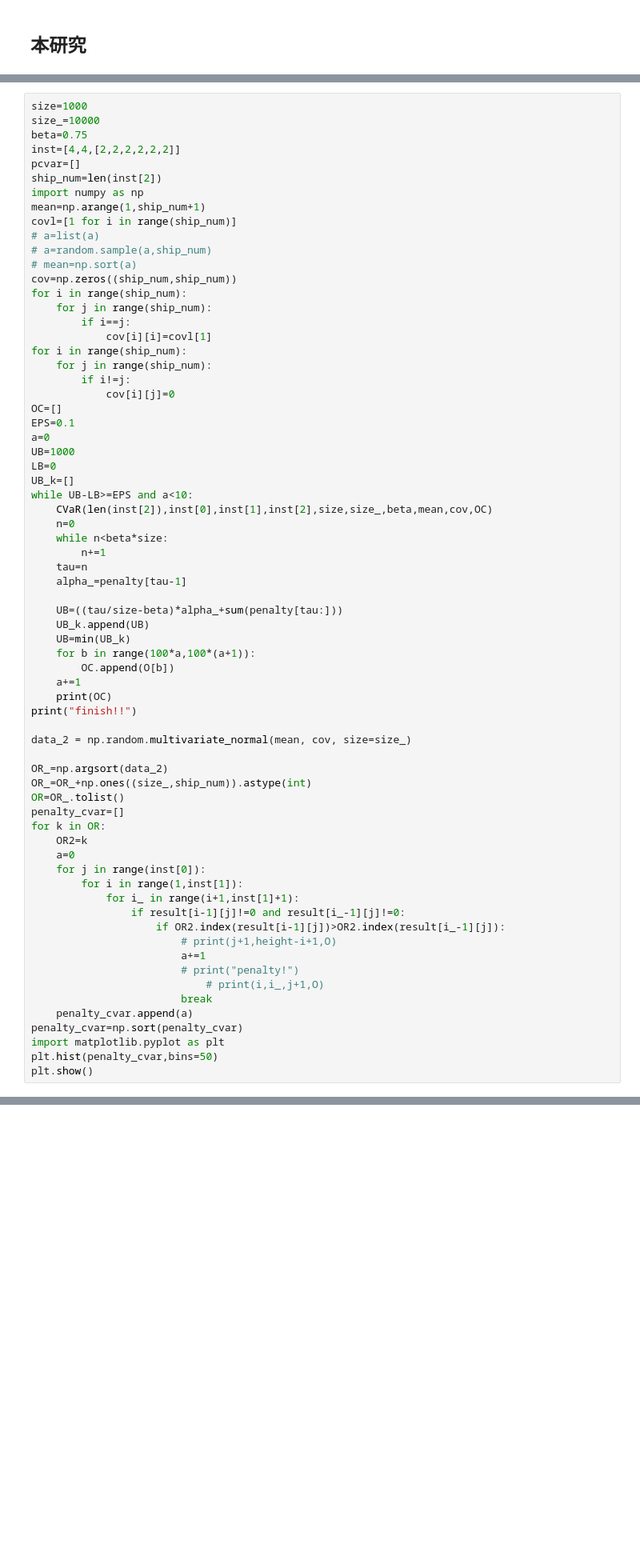
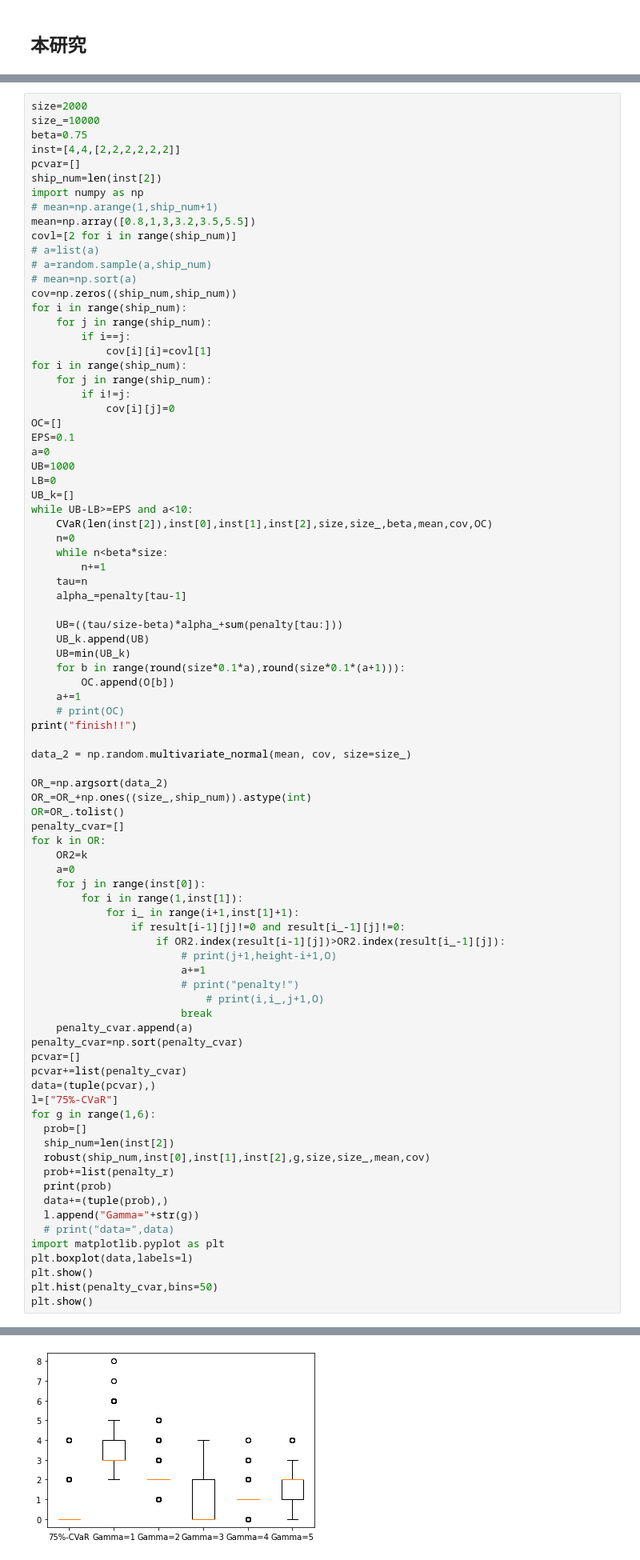
Before and after one commit to ikumadaiki/CPMP, a Jupyter notebook: cut-off.ipynb, the cells around one changed output, grey strips where cells are left out. Shown: that part at 80% size. Cells and saved outputs as stored; diff of their text form; blank space fills up the shorter version.

```diff
--- a/cut-off.ipynb
+++ b/cut-off.ipynb
@@ -116,13 +239,14 @@ def CVaR(ship_num,stack_num,height,n_init,size,size_,beta,mean,cov,OC):
 # %%
-size=1000
+size=2000
 size_=10000
 beta=0.75
 inst=[4,4,[2,2,2,2,2,2]]
 pcvar=[]
 ship_num=len(inst[2])
 import numpy as np
-mean=np.arange(1,ship_num+1)
-covl=[1 for i in range(ship_num)]
+# mean=np.arange(1,ship_num+1)
+mean=np.array([0.8,1,3,3.2,3.5,5.5])
+covl=[2 for i in range(ship_num)]
 # a=list(a)
 # a=random.sample(a,ship_num)
 # mean=np.sort(a)
@@ -152,10 +276,10 @@ while UB-LB>=EPS and a<10:
     UB=((tau/size-beta)*alpha_+sum(penalty[tau:]))
     UB_k.append(UB)
     UB=min(UB_k)
-    for b in range(100*a,100*(a+1)):
+    for b in range(round(size*0.1*a),round(size*0.1*(a+1))):
         OC.append(O[b])
     a+=1
-    print(OC)
+    # print(OC)
 print("finish!!")
 
 data_2 = np.random.multivariate_normal(mean, cov, size=size_)
@@ -179,7 +303,22 @@ for k in OR:
                         break
     penalty_cvar.append(a)
 penalty_cvar=np.sort(penalty_cvar)
+pcvar=[]
+pcvar+=list(penalty_cvar)
+data=(tuple(pcvar),)
+l=["75%-CVaR"]
+for g in range(1,6):
+  prob=[]
+  ship_num=len(inst[2])
+  robust(ship_num,inst[0],inst[1],inst[2],g,size,size_,mean,cov)
+  prob+=list(penalty_r)
+  print(prob)
+  data+=(tuple(prob),)
+  l.append("Gamma="+str(g))
+  # print("data=",data)
 import matplotlib.pyplot as plt
+plt.boxplot(data,labels=l)
+plt.show()
 plt.hist(penalty_cvar,bins=50)
 plt.show()
 # %% [output]
@@ -203,0 +342 @@ NameError: name 'stack_num' is not defined
+[figure, added]
```
Also changed, not shown: parts of 4 cells of this notebook.
